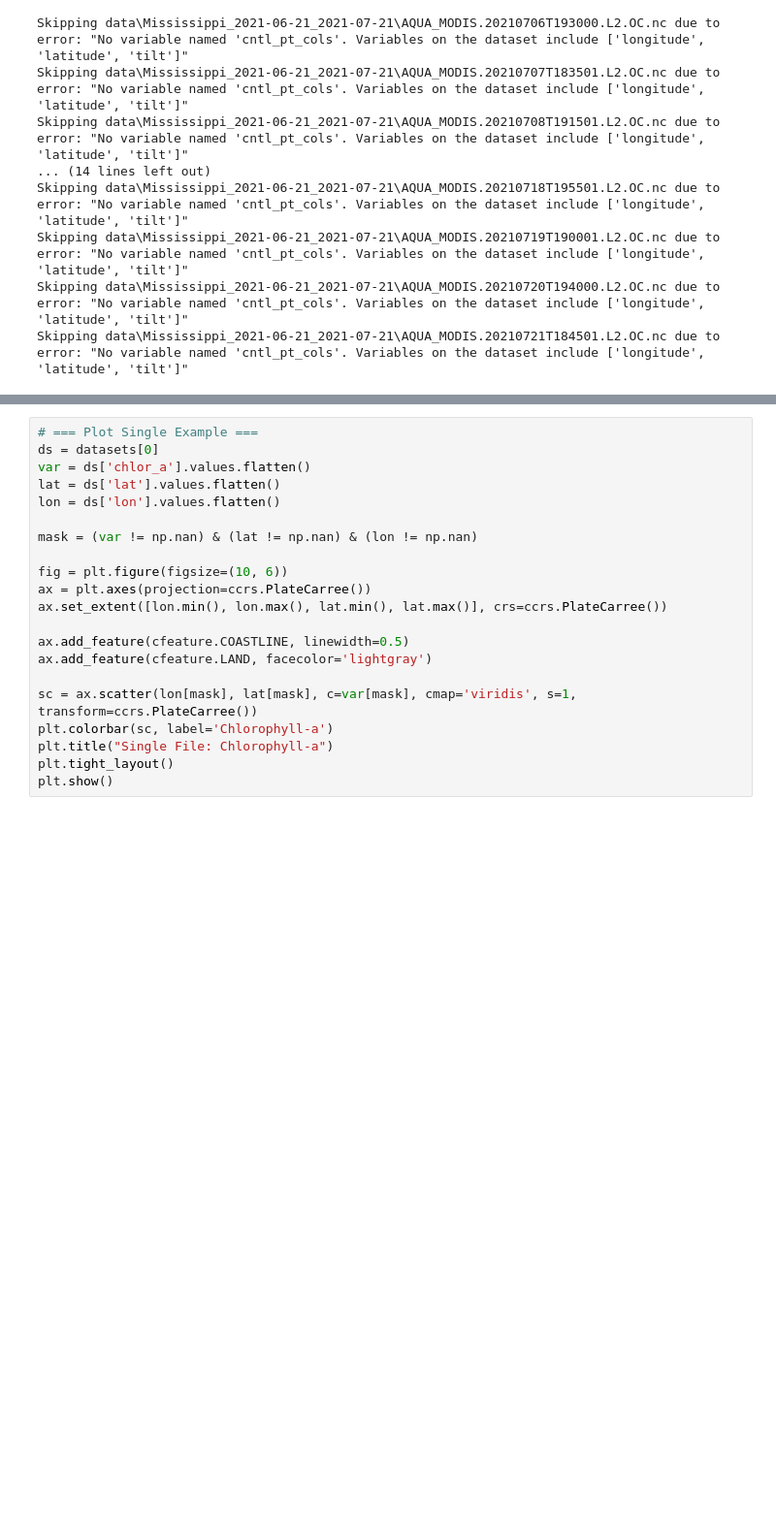
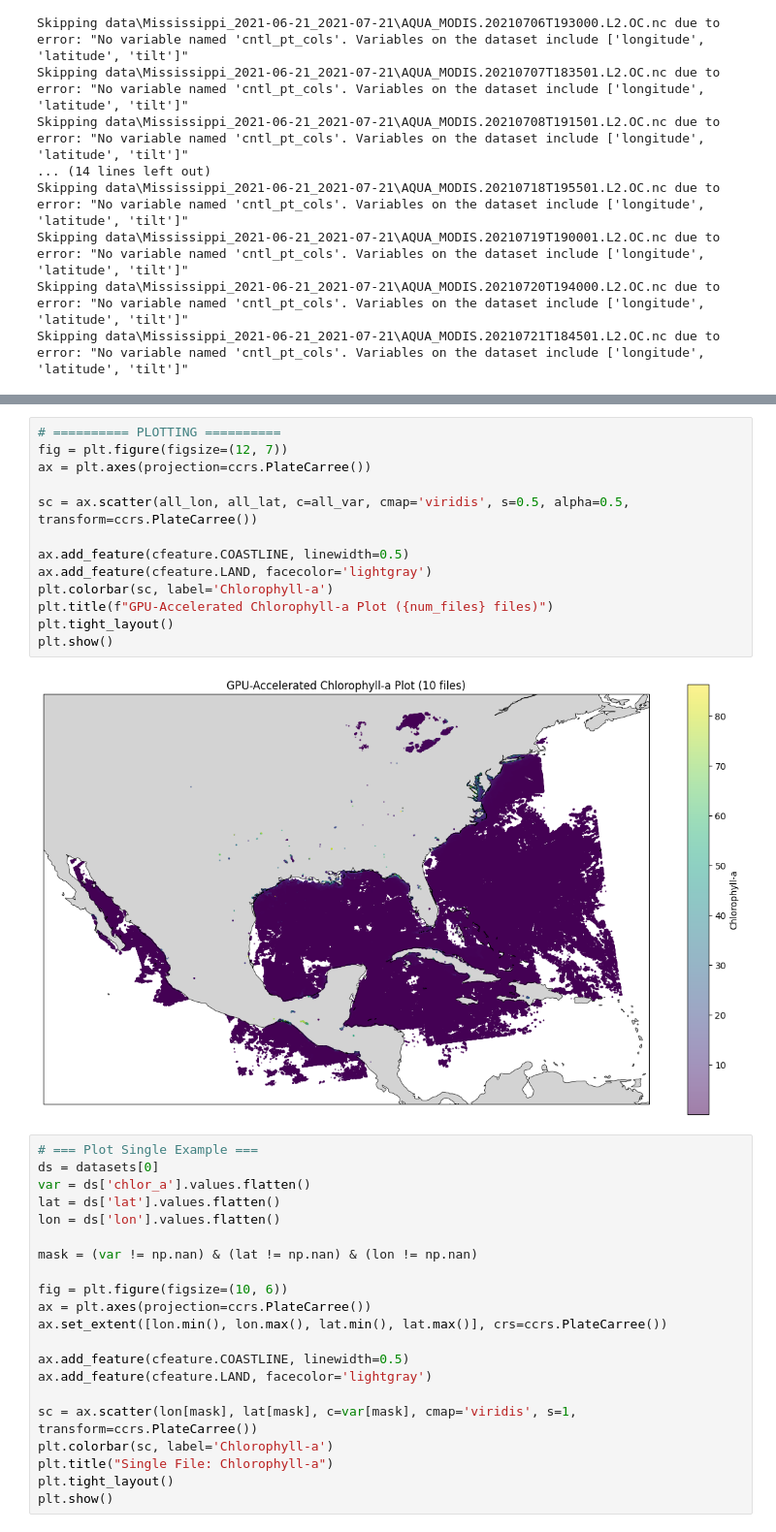
Before and after one commit to makaip/nasa-murep-local, a Jupyter notebook: river_plumes/graphpipeline.ipynb, the cells around one changed output, grey strips where cells are left out. Shown at 97% size. Saved outputs shown, nothing was run; the diff lists cells and outputs as text; blank space fills up the shorter version.

```diff
--- a/river_plumes/graphpipeline.ipynb
+++ b/river_plumes/graphpipeline.ipynb
@@ -38,3 +109,18 @@ Skipping data\Mississippi_2021-06-21_2021-07-21\AQUA_MODIS.20210721T184501.L2.OC
+# %%
+# ========== PLOTTING ==========
+fig = plt.figure(figsize=(12, 7))
+ax = plt.axes(projection=ccrs.PlateCarree())
+
+sc = ax.scatter(all_lon, all_lat, c=all_var, cmap='viridis', s=0.5, alpha=0.5, transform=ccrs.PlateCarree())
+
+ax.add_feature(cfeature.COASTLINE, linewidth=0.5)
+ax.add_feature(cfeature.LAND, facecolor='lightgray')
+plt.colorbar(sc, label='Chlorophyll-a')
+plt.title(f"GPU-Accelerated Chlorophyll-a Plot ({num_files} files)")
+plt.tight_layout()
+plt.show()
+# %% [output]
+[figure, added]
 # %%
 # === Plot Single Example ===
 ds = datasets[0]
```
Also changed, not shown: parts of 3 cells of this notebook.
